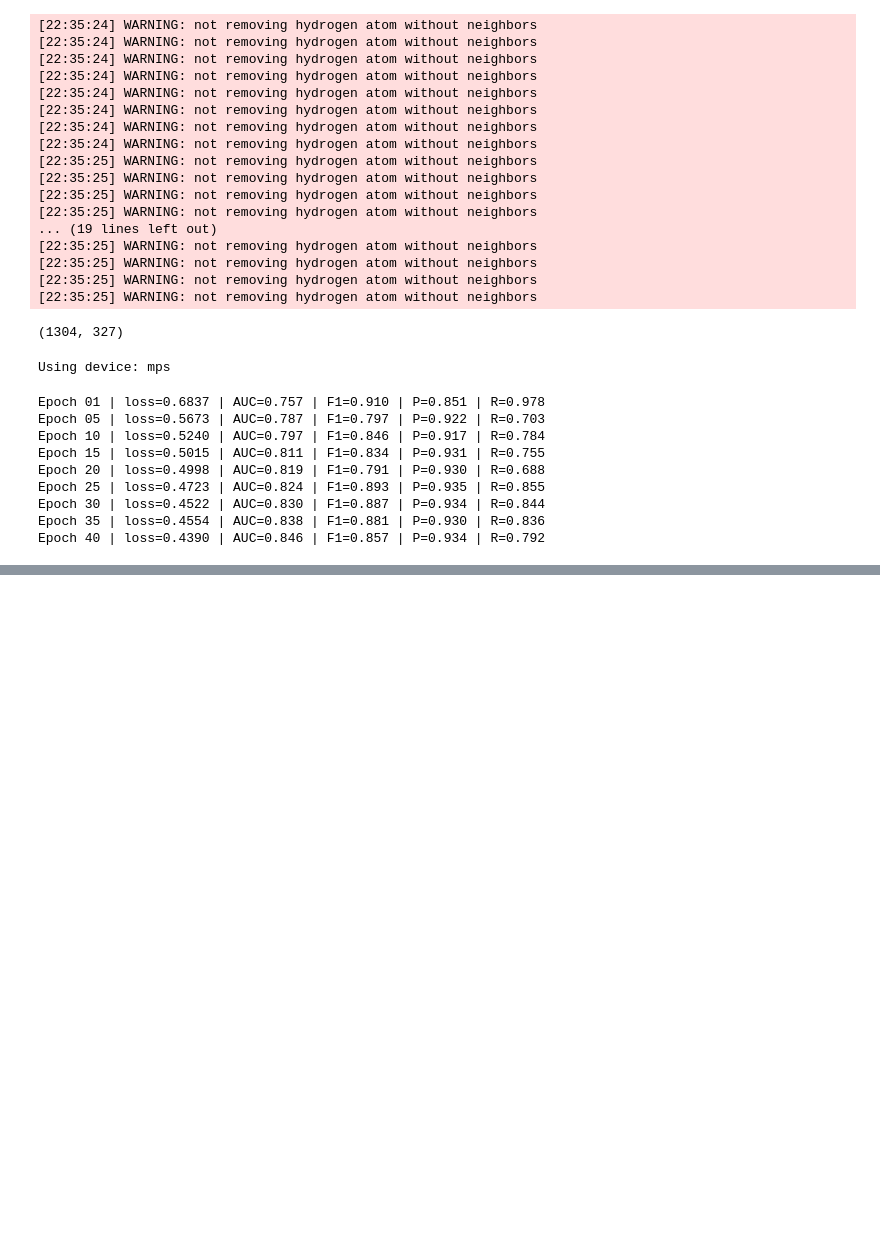
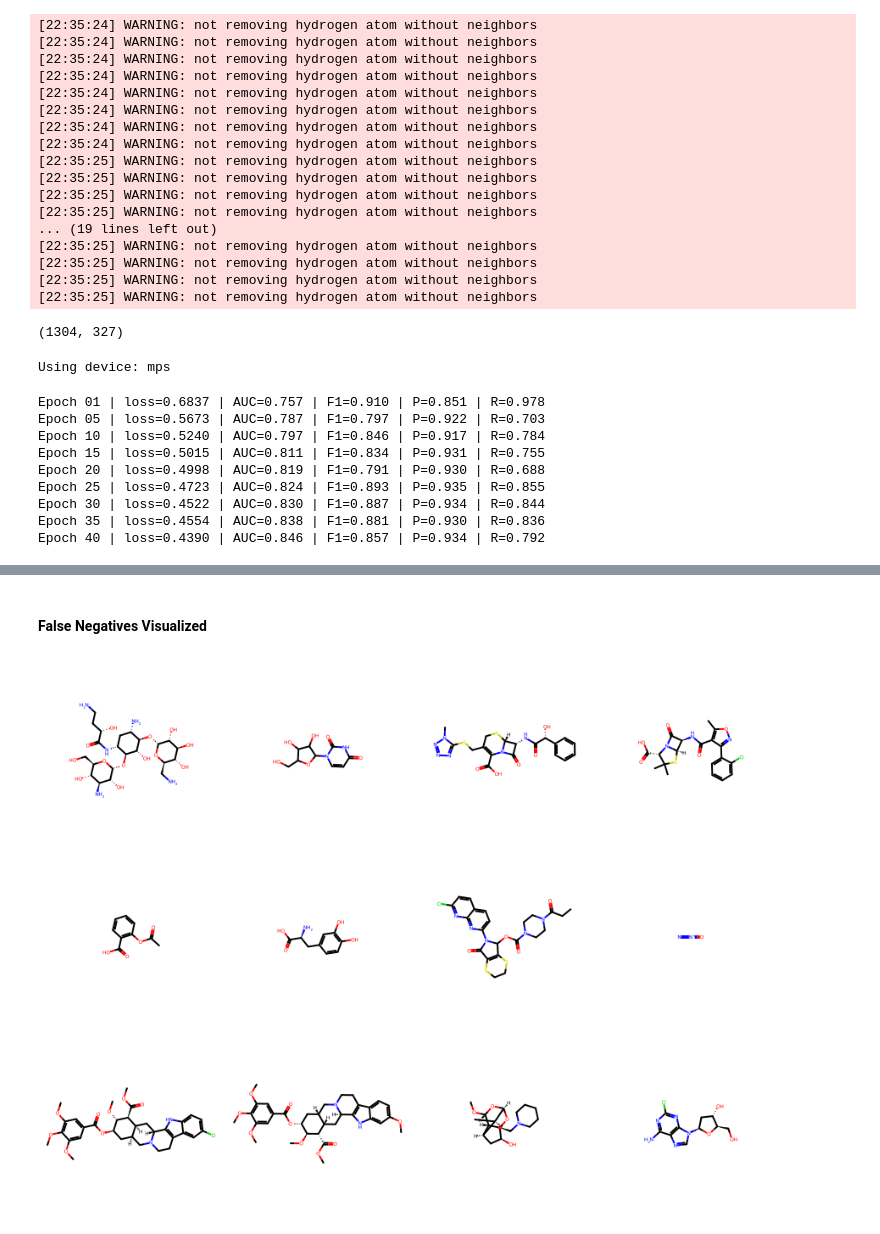
Before and after one commit to moraditya/neuro-natural-bbbp, a Jupyter notebook: notebooks/03_gnn_bbbp.ipynb, the cells around one changed output, grey strips where cells are left out. Saved outputs shown, nothing was run; the diff lists cells and outputs as text; code cells hidden in the pictures; blank space fills up the shorter version.

```diff
--- a/notebooks/03_gnn_bbbp.ipynb
+++ b/notebooks/03_gnn_bbbp.ipynb
@@ -131,0 +232,9 @@ Epoch 40 | loss=0.4390 | AUC=0.846 | F1=0.857 | P=0.934 | R=0.792
+# %% [markdown]
+#### False Negatives Visualized
+# %%
+# False negatives: predicted non-permeable (0) but actually permeable (1)
+fn_mols = [Chem.MolFromSmiles(s) for s in fn_df["smiles"]]
+fn_grid = Draw.MolsToGridImage(fn_mols, molsPerRow=4, subImgSize=(220, 220))
+fn_grid
+# %% [output]
+[figure, added]
```
Also changed, not shown: parts of 9 cells of this notebook, 5 other files.
